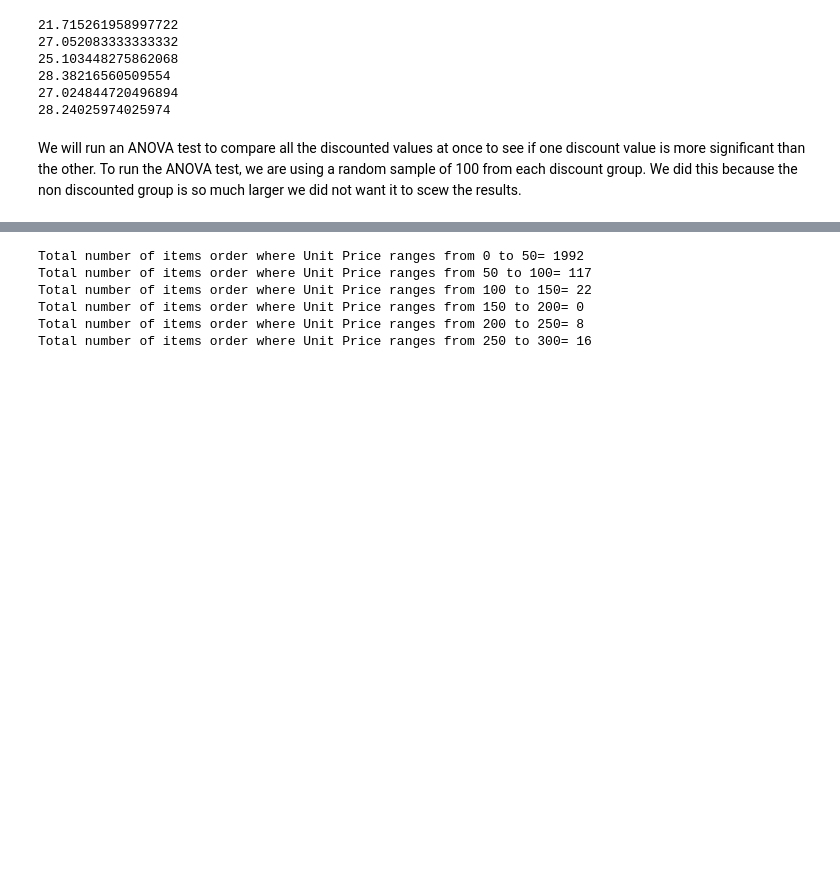
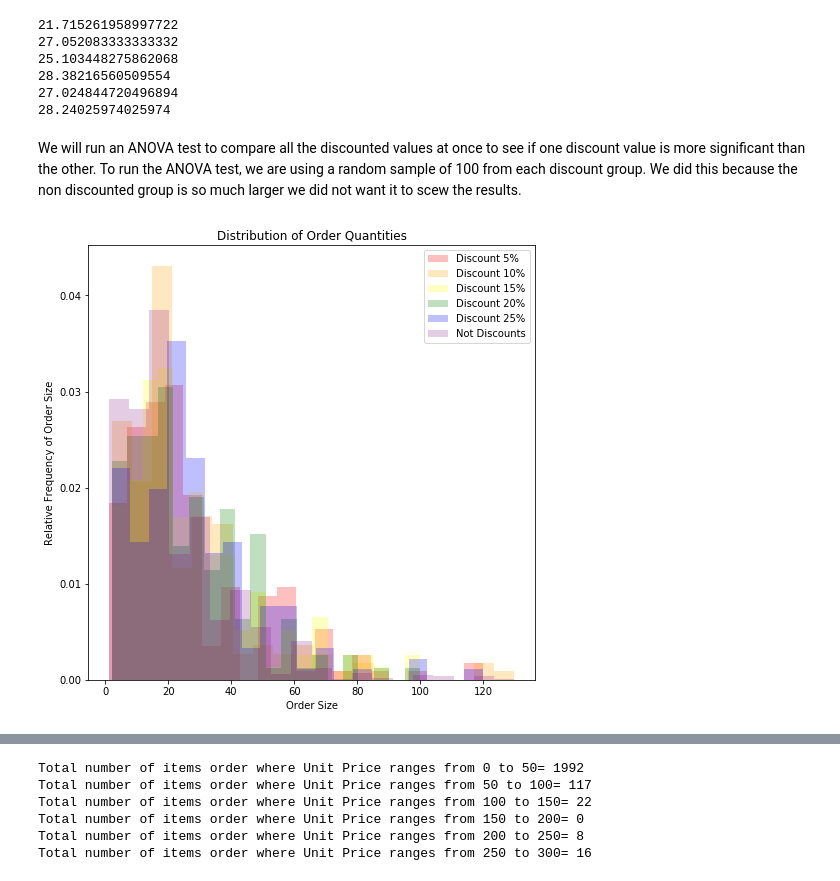
Before and after one commit to kwelliver12/dsc-2-final-project-online-ds-ft-112618, a Jupyter notebook: Project2_KW.ipynb, the cells around one changed output, grey strips where cells are left out. Cells and saved outputs as stored; diff of their text form; code cells hidden in the pictures; blank space fills up the shorter version.

```diff
--- a/Project2_KW.ipynb
+++ b/Project2_KW.ipynb
@@ -152,3 +184,18 @@ print(np.mean(discount_2_25['Quantity']))
 28.24025974025974
 # %% [markdown]
 We will run an ANOVA test to compare all the discounted values at once to see if one discount value is more significant than the other. To run the ANOVA test, we are using a random sample of 100 from each discount group. We did this because the non discounted group is so much larger we did not want it to scew the results.
+# %%
+plt.figure(figsize=(8,8))
+plt.hist(discount_0_05['Quantity'], bins=20, alpha=.25, density=True, color ='red', label="Discount 5%")
+plt.hist(discount_05_1['Quantity'], bins=20, alpha=.25, density=True, color ='orange', label="Discount 10%")
+plt.hist(discount_1_15['Quantity'], bins=20, alpha=.25, density=True, color ='yellow', label="Discount 15%")
+plt.hist(discount_15_2['Quantity'], bins=20, alpha=.25, density=True, color ='green', label="Discount 20%")
+plt.hist(discount_2_25['Quantity'], bins=20, alpha=.25, density=True, color ='blue', label="Discount 25%")
+plt.hist(no_discount['Quantity'], bins=20, alpha=.2, density=True, color='purple', label="Not Discounts")
+plt.title("Distribution of Order Quantities")
+plt.ylabel("Relative Frequency of Order Size")
+plt.xlabel("Order Size")
+plt.legend()
+plt.show()
+# %% [output]
+[figure, added]
```
Also changed, not shown: parts of 41 cells of this notebook.
